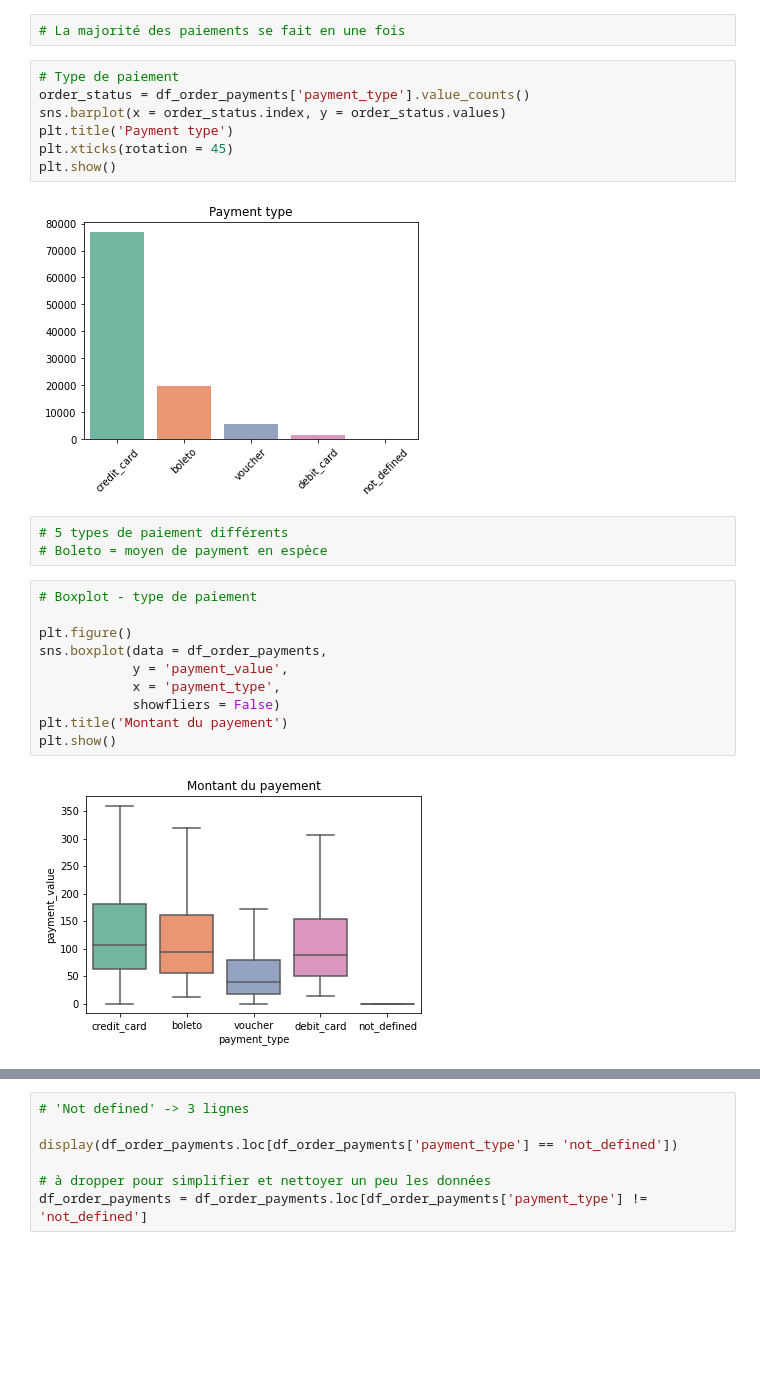
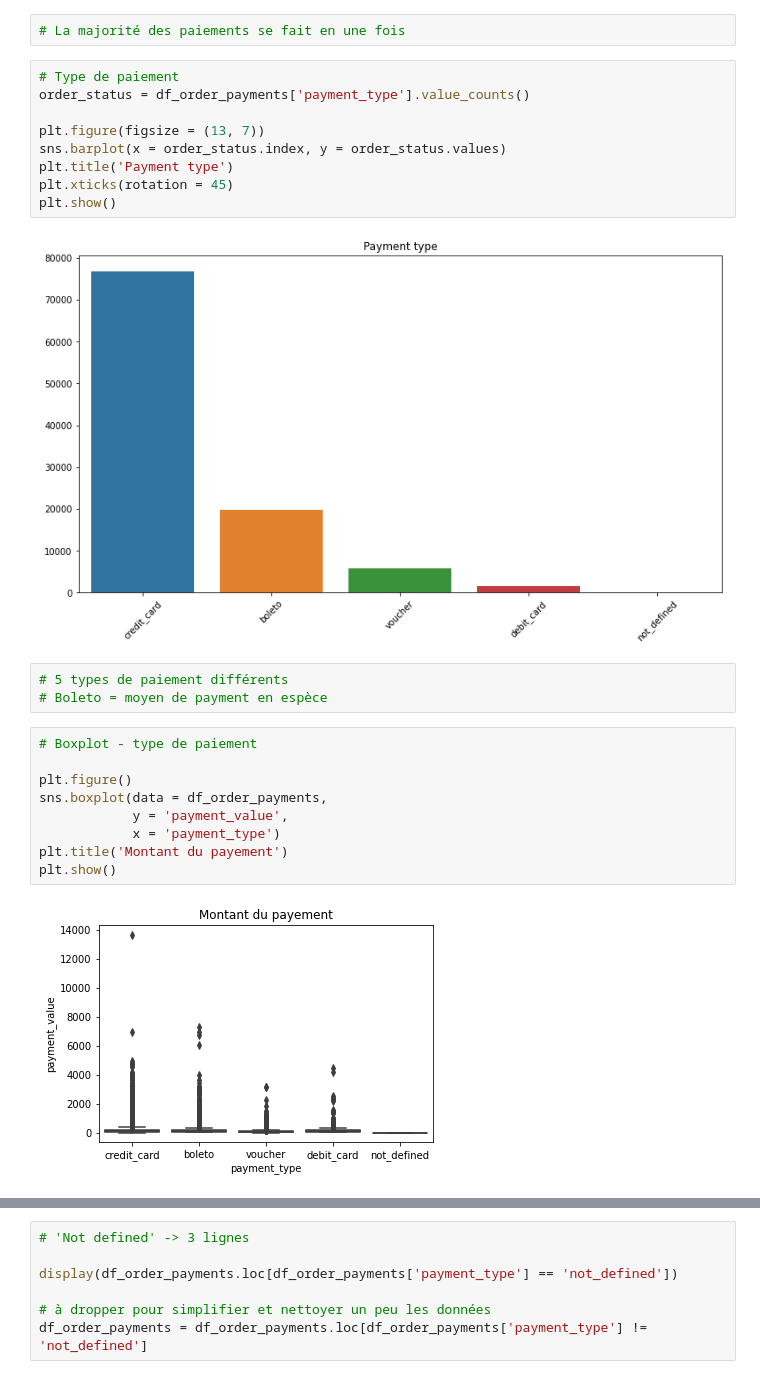
Before and after one commit to LucileRb/customer_segmentation, a Jupyter notebook: Data_exploration.ipynb, the cells around one changed output, grey strips where cells are left out. Saved outputs shown, nothing was run; the diff lists cells and outputs as text; blank space fills up the shorter version.

```diff
--- a/Data_exploration.ipynb
+++ b/Data_exploration.ipynb
@@ -724,12 +728,14 @@ Name: payment_sequential, dtype: int64
 # %%
 # Type de paiement
 order_status = df_order_payments['payment_type'].value_counts()
+
+plt.figure(figsize = (13, 7))
 sns.barplot(x = order_status.index, y = order_status.values)
 plt.title('Payment type')
 plt.xticks(rotation = 45)
 plt.show()
 # %% [output]
-[figure, old version]
+[figure, new version]
 # %%
 # 5 types de paiement différents
 # Boleto = moyen de payment en espèce
@@ -739,9 +745,8 @@ plt.show()
 plt.figure()
 sns.boxplot(data = df_order_payments,
             y = 'payment_value',
-            x = 'payment_type',
-            showfliers = False)
+            x = 'payment_type')
 plt.title('Montant du payement')
 plt.show()
 # %% [output]
-[figure, old version]
+[figure, new version]
```
Also changed, not shown: parts of 90 cells of this notebook, 4 other files.
